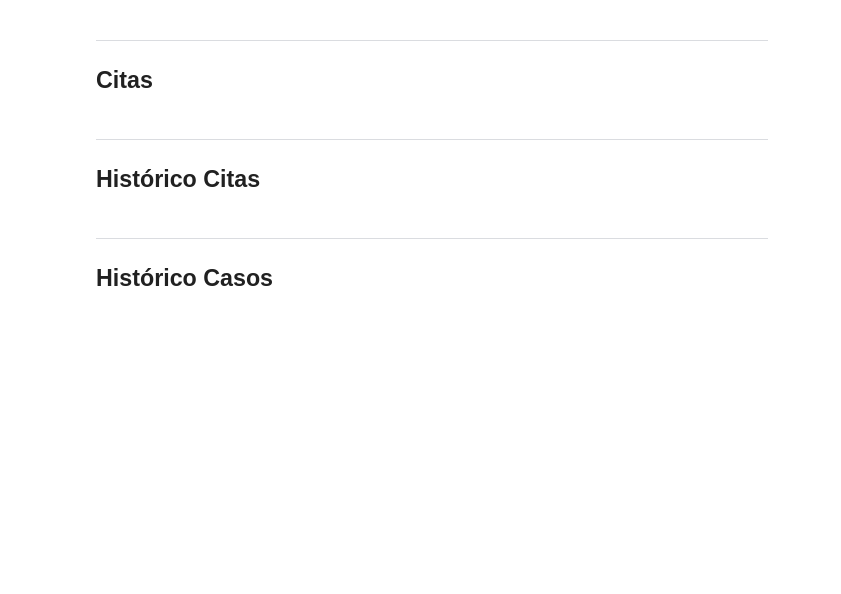
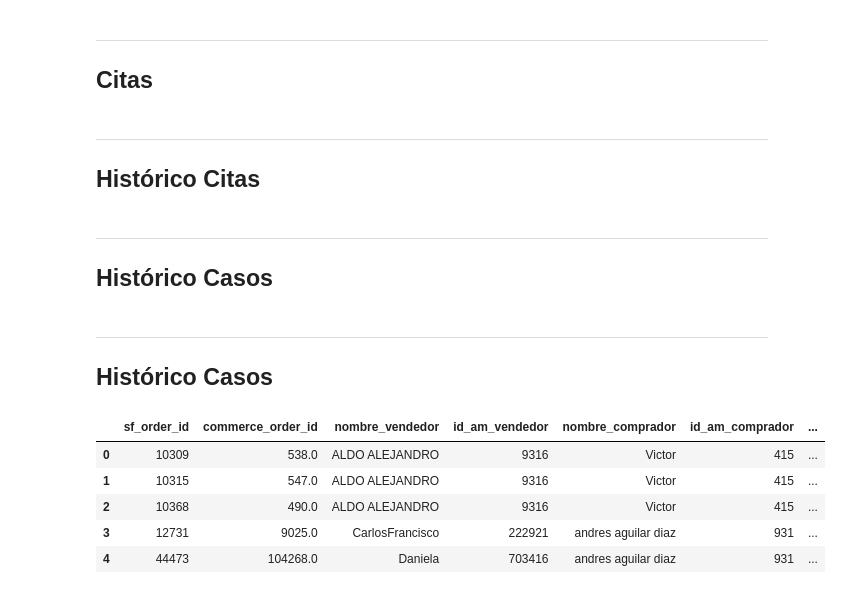
Before and after one commit to rene-aum/Atlas, a Jupyter notebook: CasosDeUso/CasosErick/validaciones/aws_validaciones_strict_dl_drive.ipynb, the cells around one changed output. Cells and saved outputs as stored; diff of their text form; code cells hidden in the pictures; blank space fills up the shorter version.

```diff
--- a/CasosDeUso/CasosErick/validaciones/aws_validaciones_strict_dl_drive.ipynb
+++ b/CasosDeUso/CasosErick/validaciones/aws_validaciones_strict_dl_drive.ipynb
@@ -100,0 +142,3 @@ print('\nListo.')
+# %%
+dl_pedidos                   = ah.read_latest_partition(base_path=SILVER_BASE + 'ProcPedidos/')
+proc_drive_pedidos           = pcrm.proc_pedidos(pd.read_csv('pedidos.csv', encoding=CSV_ENCODING))
@@ -312,3 +363,6 @@ auditar_dataset_estricto(
     fecha_corte  = '2026-08-17',
     nombre_reporte = 'Histórico Casos',
 )
+# %% [markdown]
+---
+## Histórico Casos
@@ -314,0 +378,9 @@ auditar_dataset_estricto(
+# %%
+dl_pedidos.head()
+# %% [output]
+|  | sf_order_id | commerce_order_id | nombre_vendedor | id_am_vendedor | nombre_comprador | id_am_comprador | ... |
+| 0 | 10309 | 538.0 | ALDO ALEJANDRO | 9316 | Victor | 415 | ... |
+| 1 | 10315 | 547.0 | ALDO ALEJANDRO | 9316 | Victor | 415 | ... |
+| 2 | 10368 | 490.0 | ALDO ALEJANDRO | 9316 | Victor | 415 | ... |
+| 3 | 12731 | 9025.0 | CarlosFrancisco | 222921 | andres aguilar diaz | 931 | ... |
+| 4 | 44473 | 104268.0 | Daniela | 703416 | andres aguilar diaz | 931 | ... |
```
Also changed, not shown: parts of 10 cells of this notebook.
